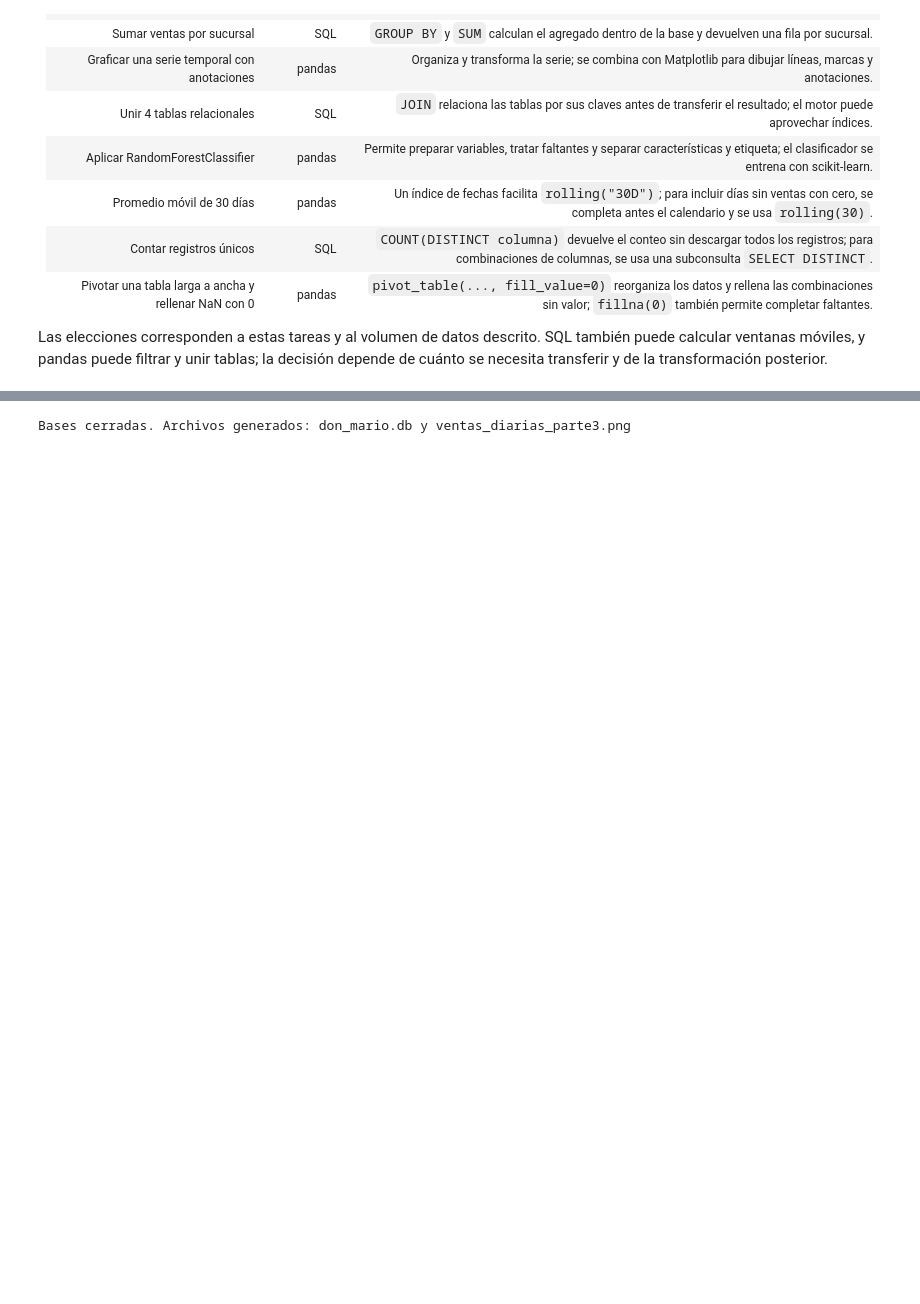
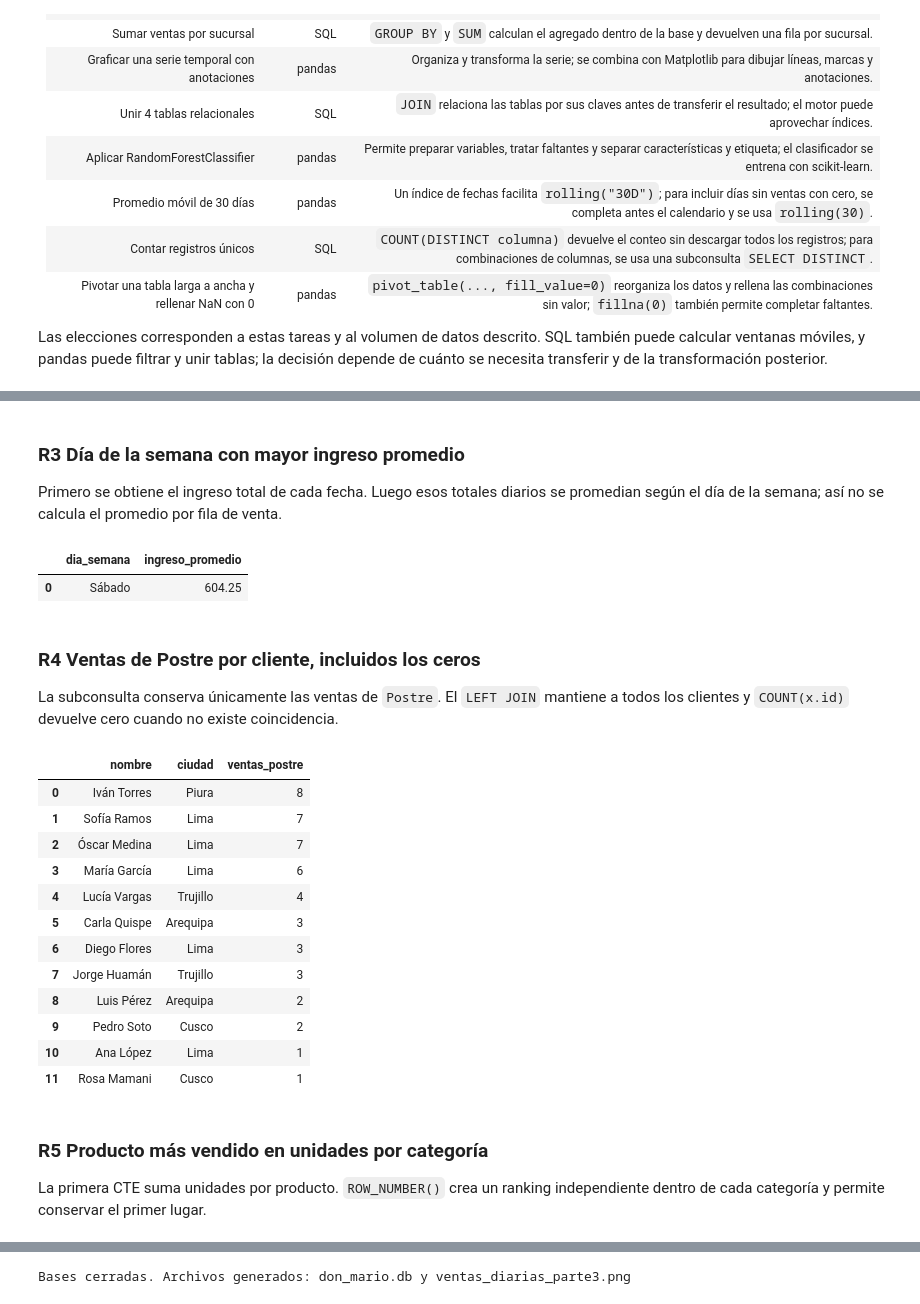
Before and after one commit to FabianMaquen/S06-ACTIVIDAD, a Jupyter notebook: S06_Partes_1_a_4_2311685.ipynb, the cells around one changed output, grey strips where cells are left out. Cells and saved outputs as stored; diff of their text form; code cells hidden in the pictures; blank space fills up the shorter version.

```diff
--- a/S06_Partes_1_a_4_2311685.ipynb
+++ b/S06_Partes_1_a_4_2311685.ipynb
@@ -427,0 +474,71 @@ decisión depende de cuánto se necesita transferir y de la transformación post
+# %% [markdown]
+### R3 Día de la semana con mayor ingreso promedio
+
+Primero se obtiene el ingreso total de cada fecha. Luego esos totales diarios se promedian según el día de la semana; así no se calcula el promedio por fila de venta.
+# %%
+q_r3 = """
+WITH ingreso_diario AS (
+    SELECT v.fecha,
+           CAST(strftime('%w', v.fecha) AS INTEGER) AS num_dia,
+           SUM(p.precio * v.cantidad) AS ingreso
+    FROM ventas v
+    JOIN productos p ON v.producto_id = p.id
+    GROUP BY v.fecha
+), promedios AS (
+    SELECT num_dia, AVG(ingreso) AS ingreso_promedio
+    FROM ingreso_diario
+    GROUP BY num_dia
+)
+SELECT CASE num_dia
+           WHEN 0 THEN 'Domingo' WHEN 1 THEN 'Lunes'
+           WHEN 2 THEN 'Martes'  WHEN 3 THEN 'Miércoles'
+           WHEN 4 THEN 'Jueves'  WHEN 5 THEN 'Viernes'
+           WHEN 6 THEN 'Sábado'
+       END AS dia_semana,
+       ROUND(ingreso_promedio, 2) AS ingreso_promedio
+FROM promedios
+ORDER BY ingreso_promedio DESC
+LIMIT 1;
+"""
+r3_personal = pd.read_sql(q_r3, conn)
+display(r3_personal)
+# %% [output]
+|  | dia_semana | ingreso_promedio |
+| 0 | Sábado | 604.25 |
+# %% [markdown]
+### R4 Ventas de Postre por cliente, incluidos los ceros
+
+La subconsulta conserva únicamente las ventas de `Postre`. El `LEFT JOIN` mantiene a todos los clientes y `COUNT(x.id)` devuelve cero cuando no existe coincidencia.
+# %%
+q_r4 = """
+SELECT c.nombre, c.ciudad, COUNT(x.id) AS ventas_postre
+FROM clientes c
+LEFT JOIN (
+    SELECT v.id, v.cliente_id
+    FROM ventas v
+    JOIN productos p ON v.producto_id = p.id
+    WHERE p.categoria = 'Postre'
+) x ON x.cliente_id = c.id
+GROUP BY c.id, c.nombre, c.ciudad
+ORDER BY ventas_postre DESC, c.nombre;
+"""
+r4_personal = pd.read_sql(q_r4, conn)
+display(r4_personal)
+# %% [output]
+|  | nombre | ciudad | ventas_postre |
+| 0 | Iván Torres | Piura | 8 |
+| 1 | Sofía Ramos | Lima | 7 |
+| 2 | Óscar Medina | Lima | 7 |
+| 3 | María García | Lima | 6 |
+| 4 | Lucía Vargas | Trujillo | 4 |
+| 5 | Carla Quispe | Arequipa | 3 |
+| 6 | Diego Flores | Lima | 3 |
+| 7 | Jorge Huamán | Trujillo | 3 |
+| 8 | Luis Pérez | Arequipa | 2 |
+| 9 | Pedro Soto | Cusco | 2 |
+| 10 | Ana López | Lima | 1 |
+| 11 | Rosa Mamani | Cusco | 1 |
+# %% [markdown]
+### R5 Producto más vendido en unidades por categoría
+
+La primera CTE suma unidades por producto. `ROW_NUMBER()` crea un ranking independiente dentro de cada categoría y permite conservar el primer lugar.
```
Also changed, not shown: parts of 35 cells of this notebook, 1 other file.
